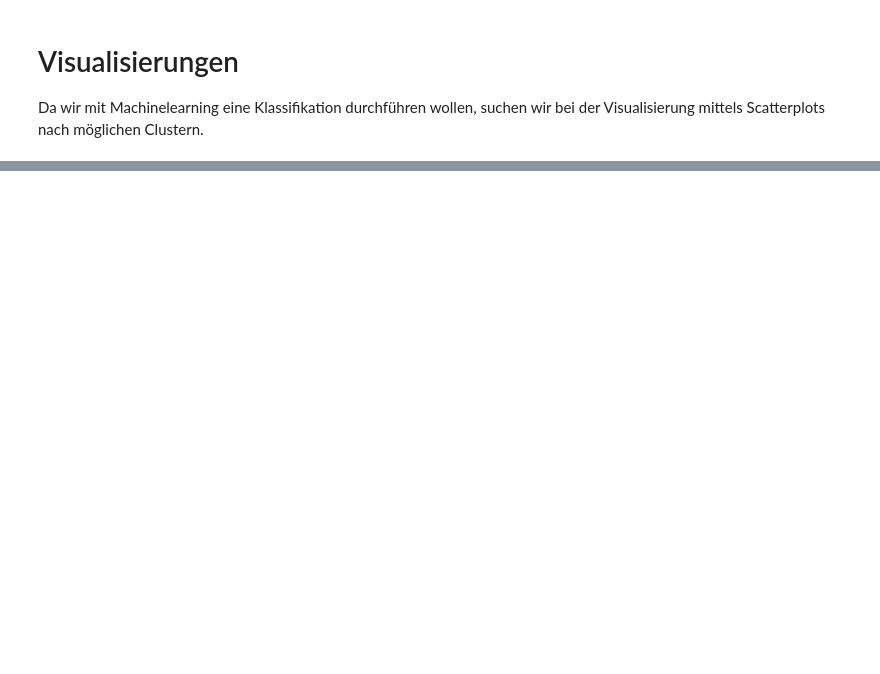
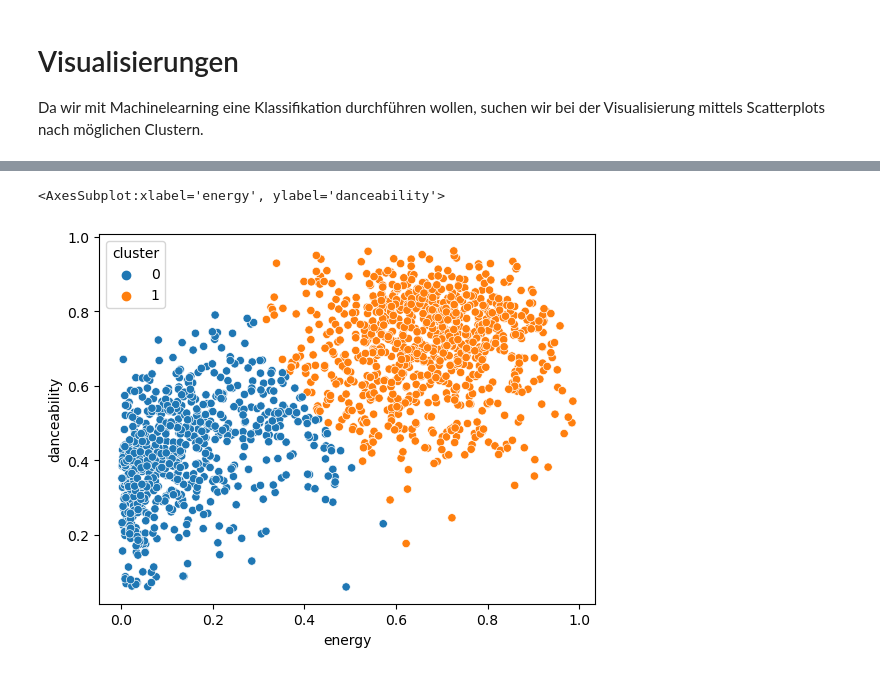
Before and after one commit to elFleppo/CDS-SpotipyProject, a Jupyter notebook: JupyterNotebook/SportifyProject.ipynb, the cells around one changed output, grey strips where cells are left out. Cells and saved outputs as stored; diff of their text form; code cells hidden in the pictures; blank space fills up the shorter version.

```diff
--- a/JupyterNotebook/SportifyProject.ipynb
+++ b/JupyterNotebook/SportifyProject.ipynb
@@ -323,0 +356,12 @@ sns.scatterplot(data=allAudioFeatures, x="energy", y="speechiness", hue="user")
+# %%
+from sklearn.cluster import KMeans
+
+# take the highest value of the silhouette score
+kmeans = KMeans(n_clusters=2)
+kmeans.fit(allAudioFeatures[['energy', 'danceability']])
+allAudioFeatures['cluster'] = kmeans.labels_
+
+sns.scatterplot(data=allAudioFeatures, x="energy", y="danceability", hue="cluster")
+# %% [output]
+<AxesSubplot:xlabel='energy', ylabel='danceability'>
+[figure, added]
```
Also changed, not shown: parts of 16 cells of this notebook, 1 other file.
